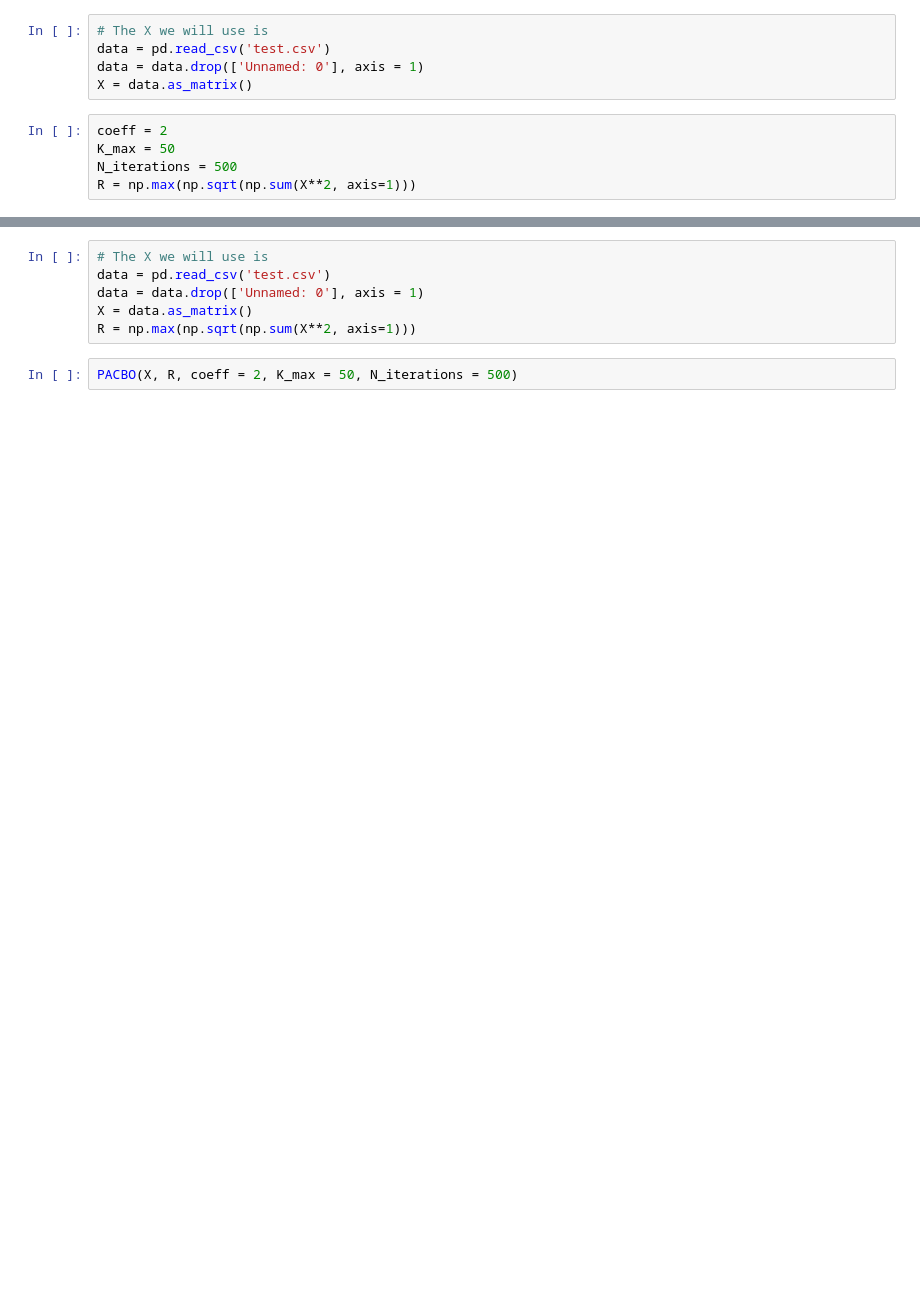
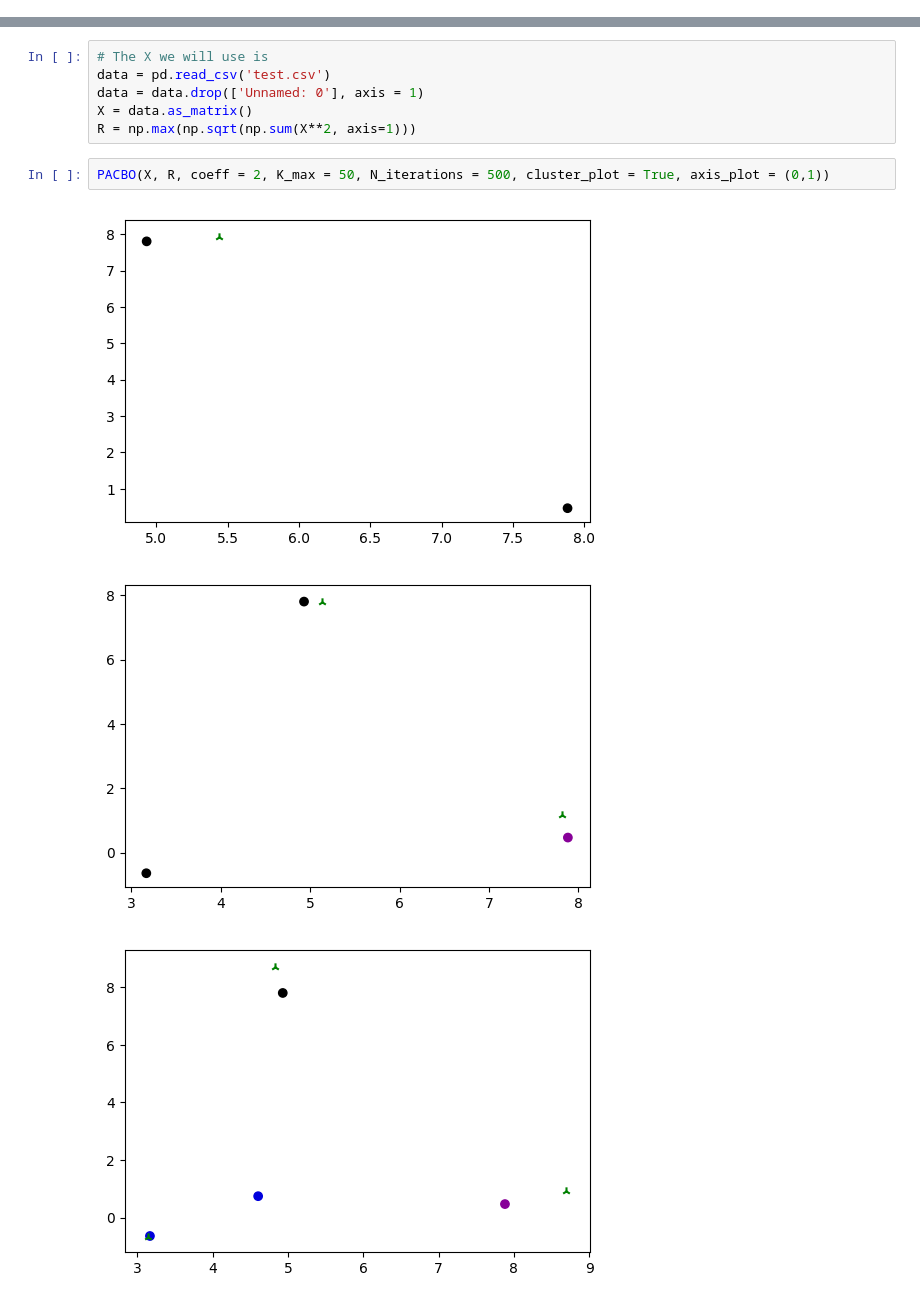
Before and after one commit to mathislinger/PAC_bayesian_online_clustering, a Jupyter notebook: mli.ipynb, the cells around one changed output, grey strips where cells are left out. Cells and saved outputs as stored; diff of their text form; blank space fills up the shorter version.

```diff
--- a/mli.ipynb
+++ b/mli.ipynb
@@ -132,14 +137,4 @@ def instantaneous_loss(centers, instant_observation):
     replicate_instant_observation = np.reshape(np.matrix(np.repeat(instant_observation, len(centers))), newshape=(-1,len(centers))).transpose()
     distances = np.power(centers - replicate_instant_observation, 2).sum(axis=1)
     return np.min(distances)
-# %%
-# The X we will use is
-data = pd.read_csv('test.csv')
-data = data.drop(['Unnamed: 0'], axis = 1)
-X = data.as_matrix()
-# %%
-coeff = 2
-K_max = 50
-N_iterations = 500
-R = np.max(np.sqrt(np.sum(X**2, axis=1)))
 # %%
@@ -693,5 +250,8 @@ data = data.drop(['Unnamed: 0'], axis = 1)
 X = data.as_matrix()
 R = np.max(np.sqrt(np.sum(X**2, axis=1)))
 # %%
-PACBO(X, R, coeff = 2, K_max = 50, N_iterations = 500)
+PACBO(X, R, coeff = 2, K_max = 50, N_iterations = 500, cluster_plot = True, axis_plot = (0,1))
 # %% [output]
+[figure, added]
+[figure, added]
+[figure, added]
```
Also changed, not shown: parts of 23 cells of this notebook, 1 other file.
